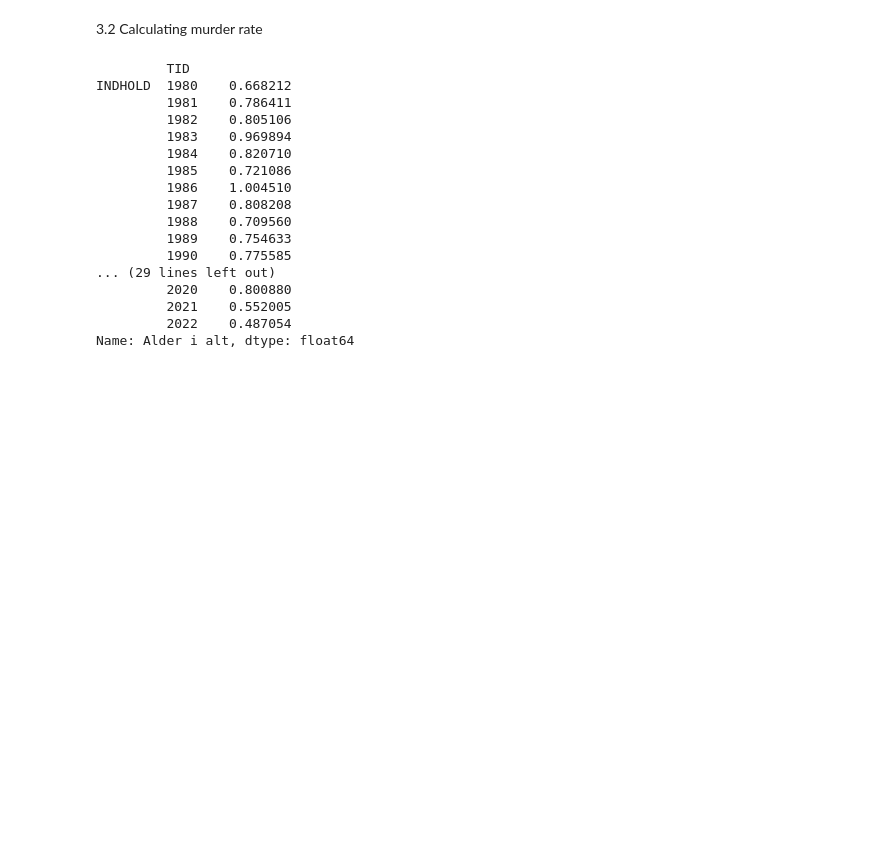
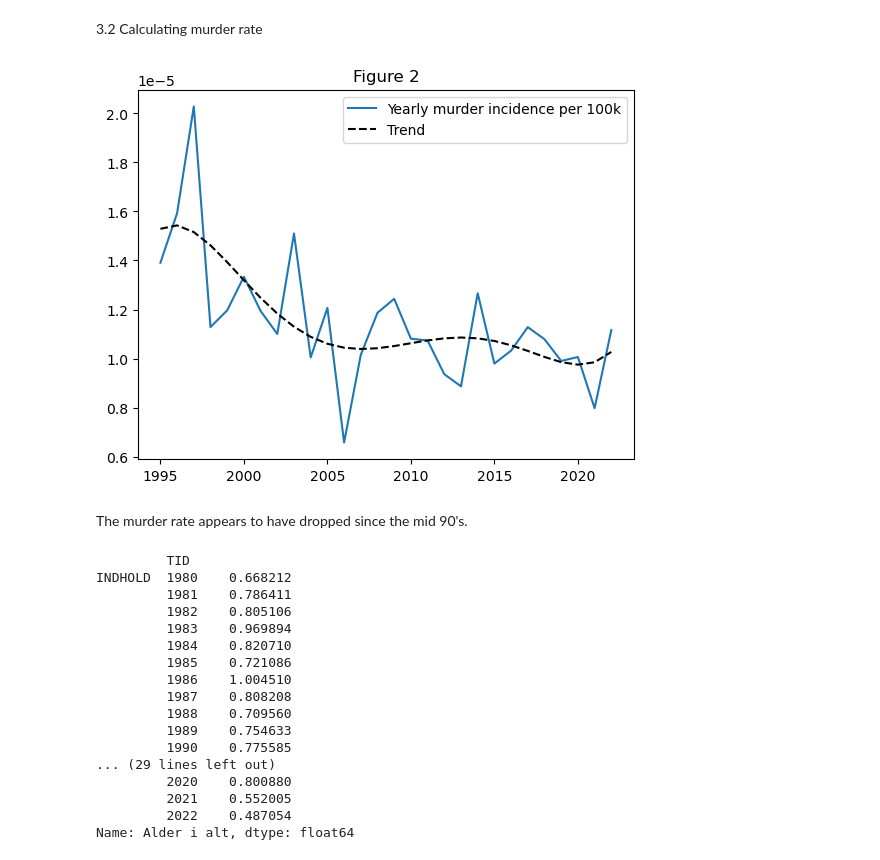
Before and after one commit to NumEconCopenhagen/projects-2023-bulen, a Jupyter notebook: dataproject/dataproject.ipynb, the cells around one changed output. Saved outputs shown, nothing was run; the diff lists cells and outputs as text; code cells hidden in the pictures; blank space fills up the shorter version.

```diff
--- a/dataproject/dataproject.ipynb
+++ b/dataproject/dataproject.ipynb
@@ -209,4 +200,20 @@ Table 3 - Population structure 1980-2022
 | Alder i alt | 4040634 | 4069119 | 4098841 | 4124161 | 4142755 | 4160393 | 4181143 | 4206840 | 4227970 | 4240474 | 4254852 | ... |
 # %% [markdown]
 3.2 Calculating murder rate
+# %%
+#3.2.1 Illustrating the murder rate 1995-2022
+tid_proxy = range(1995,2023)
+z3 = np.polyfit(tid_proxy, anmeldte.loc['Antal',:].div(newv.loc['Alder i alt',1995:2023]), 5) # fitting trend line
+p3 = np.poly1d(z3)
+fig3 = plt.figure()
+ax3 = fig3.add_subplot(1,1,1)
+ax3.plot(tid_proxy, anmeldte.loc['Antal',:].div(newv.loc['Alder i alt',1995:2023]), label='Yearly murder incidence per 100k')
+ax3.plot(tid_proxy, p3(tid_proxy), color='black', linestyle='--', label='Trend')
+plt.title('Figure 2')
+plt.legend()
+plt.show()
+# %% [output]
+[figure, added]
+# %% [markdown]
+The murder rate appears to have dropped since the mid 90's.
 # %%
```
Also changed, not shown: parts of 11 cells of this notebook.
